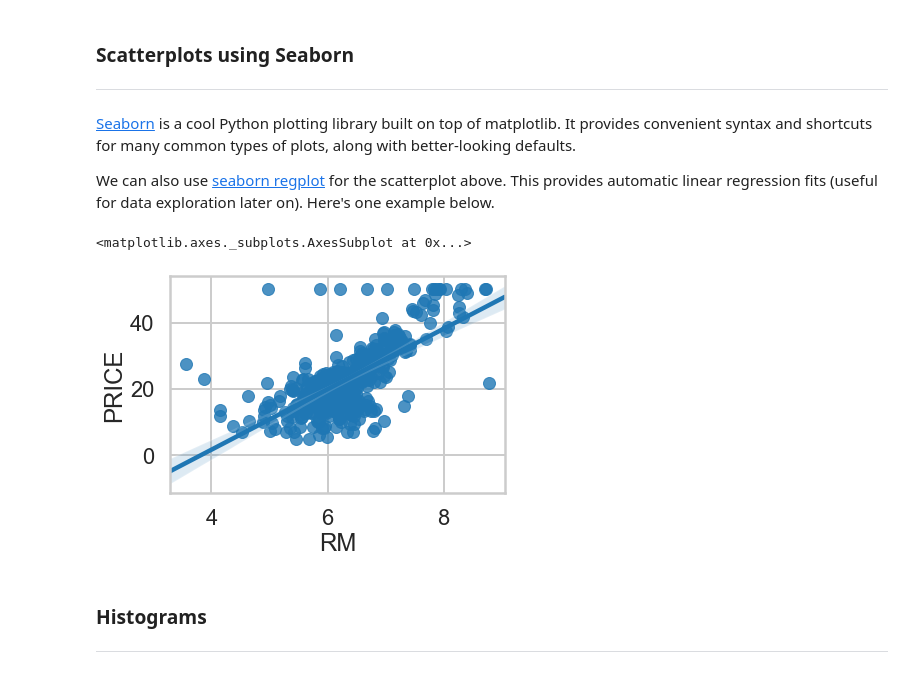
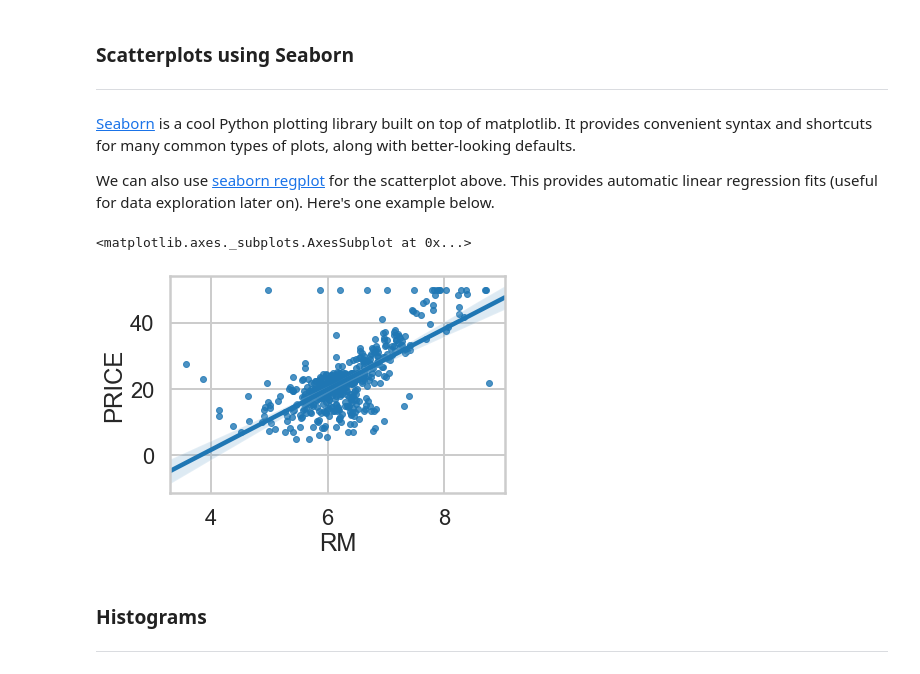
Before and after one commit to Anandpatil412/DSC, a Jupyter notebook: Linear_regression/Mini_Project_Linear_Regression.ipynb, the cells around one changed output. Drawn from its saved outputs; the diff is of its cells as text; code cells hidden in the pictures.

```diff
--- a/Linear_regression/Mini_Project_Linear_Regression.ipynb
+++ b/Linear_regression/Mini_Project_Linear_Regression.ipynb
@@ -318,10 +323,10 @@ From the scatter plot we see as the distance from the employment centres increas
 
 We can also use [seaborn regplot](https://stanford.edu/~mwaskom/software/seaborn/tutorial/regression.html#functions-to-draw-linear-regression-models) for the scatterplot above. This provides automatic linear regression fits (useful for data exploration later on). Here's one example below.
 # %%
-sns.regplot(y="PRICE", x="RM", data=bos, fit_reg = True)
+sns.regplot(y="PRICE", x="RM", data=bos, fit_reg = True,marker='.')
 # %% [output]
 <matplotlib.axes._subplots.AxesSubplot at 0x...>
-[figure, old version]
+[figure, new version]
 # %% [markdown]
 ### Histograms
 ***
```
Also changed, not shown: parts of 68 cells of this notebook.
